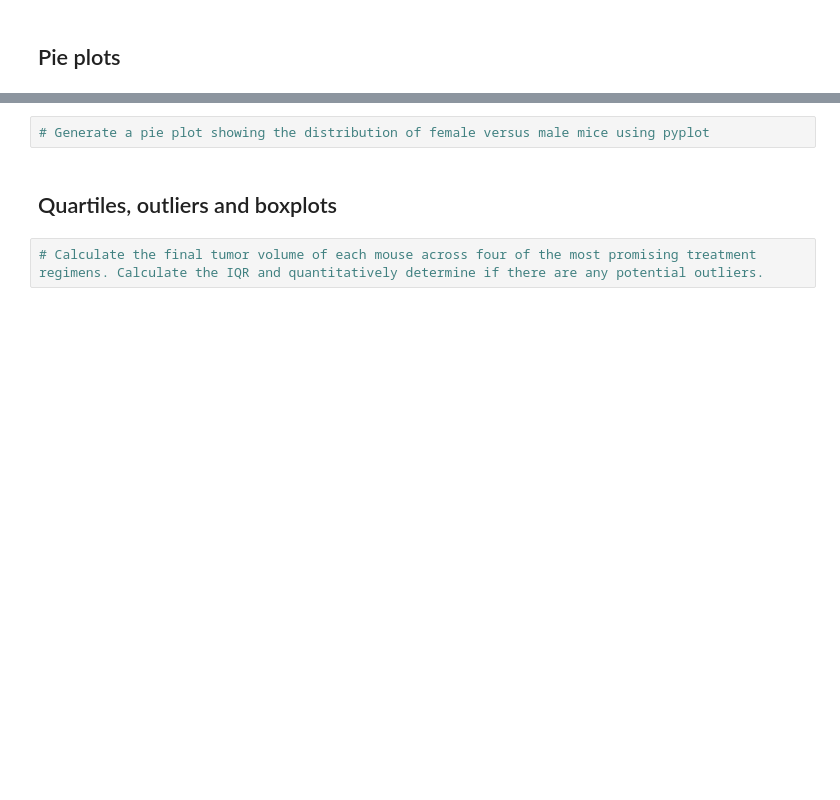
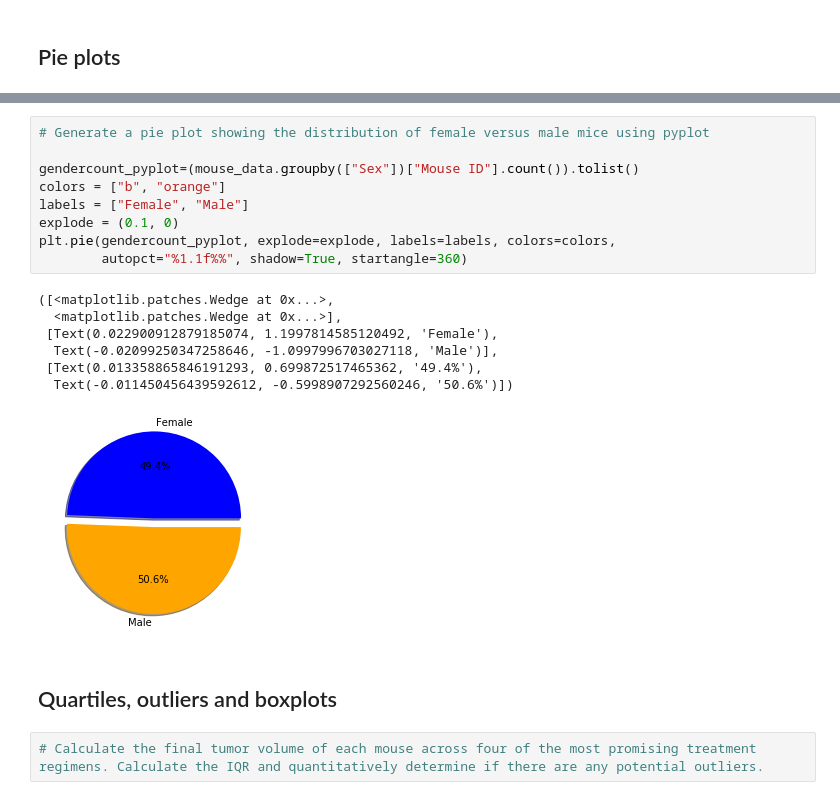
Before and after one commit to ashwinabraham34/Matplotlib-project, a Jupyter notebook: pymaceuticals_starter.ipynb, the cells around one changed output, grey strips where cells are left out. Saved outputs shown, nothing was run; the diff lists cells and outputs as text; blank space fills up the shorter version.

```diff
--- a/pymaceuticals_starter.ipynb
+++ b/pymaceuticals_starter.ipynb
@@ -87,5 +127,20 @@ summary_statistics
 # %%
 # Generate a pie plot showing the distribution of female versus male mice using pyplot
+
+gendercount_pyplot=(mouse_data.groupby(["Sex"])["Mouse ID"].count()).tolist()
+colors = ["b", "orange"]
+labels = ["Female", "Male"]
+explode = (0.1, 0)
+plt.pie(gendercount_pyplot, explode=explode, labels=labels, colors=colors,
+        autopct="%1.1f%%", shadow=True, startangle=360)
+# %% [output]
+([<matplotlib.patches.Wedge at 0x...>,
+  <matplotlib.patches.Wedge at 0x...>],
+ [Text(0.022900912879185074, 1.1997814585120492, 'Female'),
+  Text(-0.02099250347258646, -1.0997996703027118, 'Male')],
+ [Text(0.013358865846191293, 0.699872517465362, '49.4%'),
+  Text(-0.011450456439592612, -0.5998907292560246, '50.6%')])
+[figure, added]
 # %% [markdown]
 ## Quartiles, outliers and boxplots
 # %%
```
Also changed, not shown: parts of 6 cells of this notebook.
